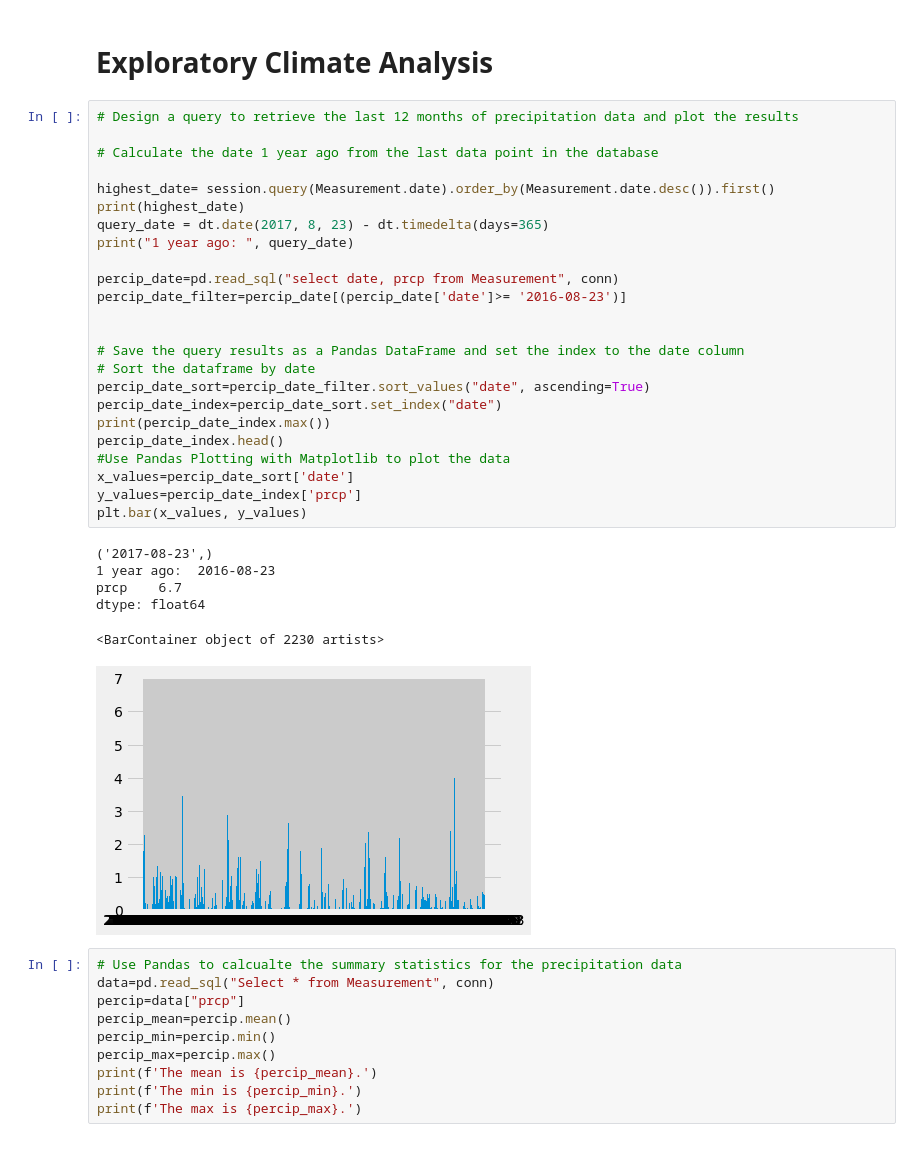
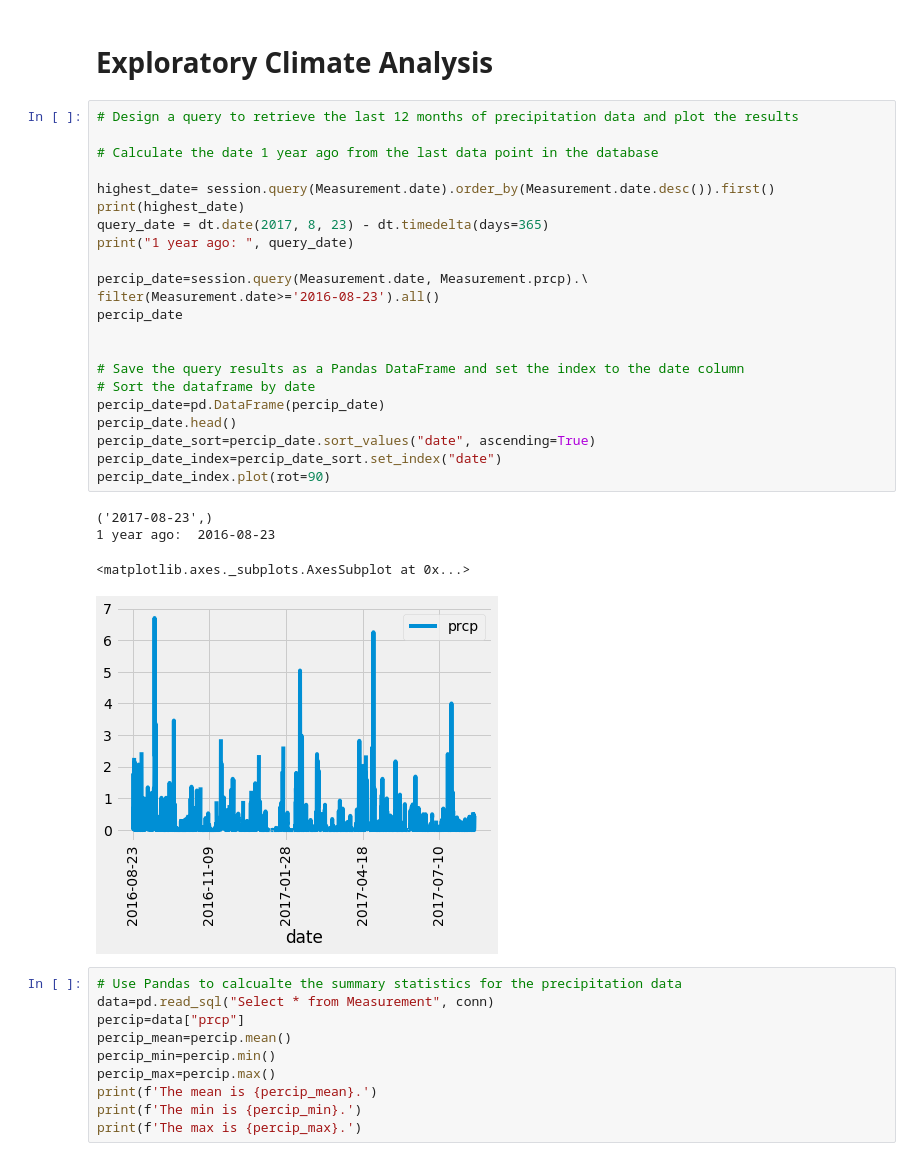
Before and after one commit to kayoung7766/sqlalchemy-challenge, a Jupyter notebook: climate_starter.ipynb, the cells around one changed output. Saved outputs shown, nothing was run; the diff lists cells and outputs as text.

```diff
--- a/climate_starter.ipynb
+++ b/climate_starter.ipynb
@@ -43,34 +41,30 @@ session = Session(engine)
 # %%
 # Design a query to retrieve the last 12 months of precipitation data and plot the results
 
 # Calculate the date 1 year ago from the last data point in the database
 
 highest_date= session.query(Measurement.date).order_by(Measurement.date.desc()).first()
 print(highest_date)
 query_date = dt.date(2017, 8, 23) - dt.timedelta(days=365)
 print("1 year ago: ", query_date)
 
-percip_date=pd.read_sql("select date, prcp from Measurement", conn)
-percip_date_filter=percip_date[(percip_date['date']>= '2016-08-23')]
+percip_date=session.query(Measurement.date, Measurement.prcp).\
+filter(Measurement.date>='2016-08-23').all()
+percip_date
 
 
 # Save the query results as a Pandas DataFrame and set the index to the date column
 # Sort the dataframe by date
-percip_date_sort=percip_date_filter.sort_values("date", ascending=True)
+percip_date=pd.DataFrame(percip_date)
+percip_date.head()
+percip_date_sort=percip_date.sort_values("date", ascending=True)
 percip_date_index=percip_date_sort.set_index("date")
-print(percip_date_index.max())
-percip_date_index.head()
-#Use Pandas Plotting with Matplotlib to plot the data
-x_values=percip_date_sort['date']
-y_values=percip_date_index['prcp']
-plt.bar(x_values, y_values)
+percip_date_index.plot(rot=90)
 # %% [output]
 ('2017-08-23',)
 1 year ago:  2016-08-23
-prcp    6.7
-dtype: float64
-<BarContainer object of 2230 artists>
+<matplotlib.axes._subplots.AxesSubplot at 0x...>
-[figure, old version]
+[figure, new version]
 # %%
 # Use Pandas to calcualte the summary statistics for the precipitation data
 data=pd.read_sql("Select * from Measurement", conn)
```
Also changed, not shown: parts of 1 cell of this notebook, 1 other file.
